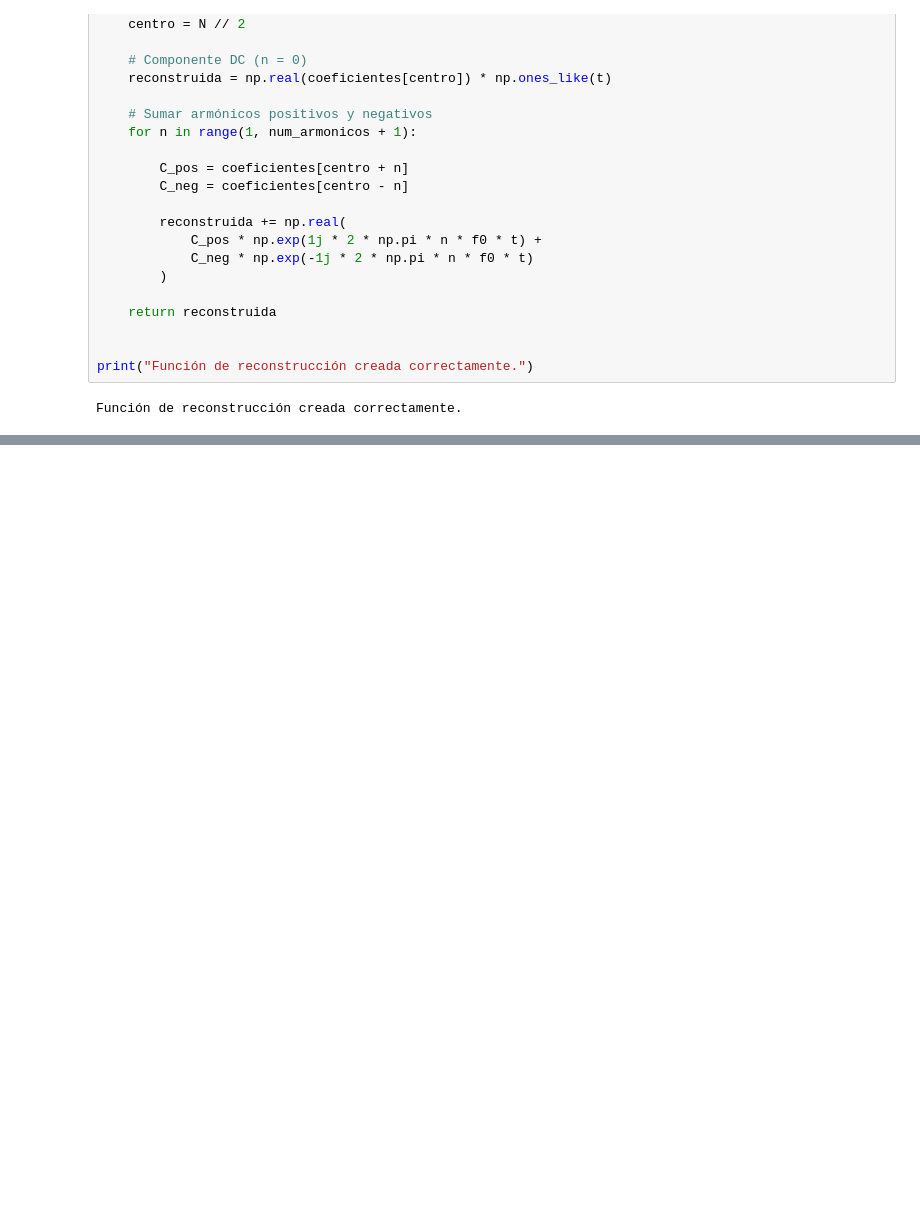
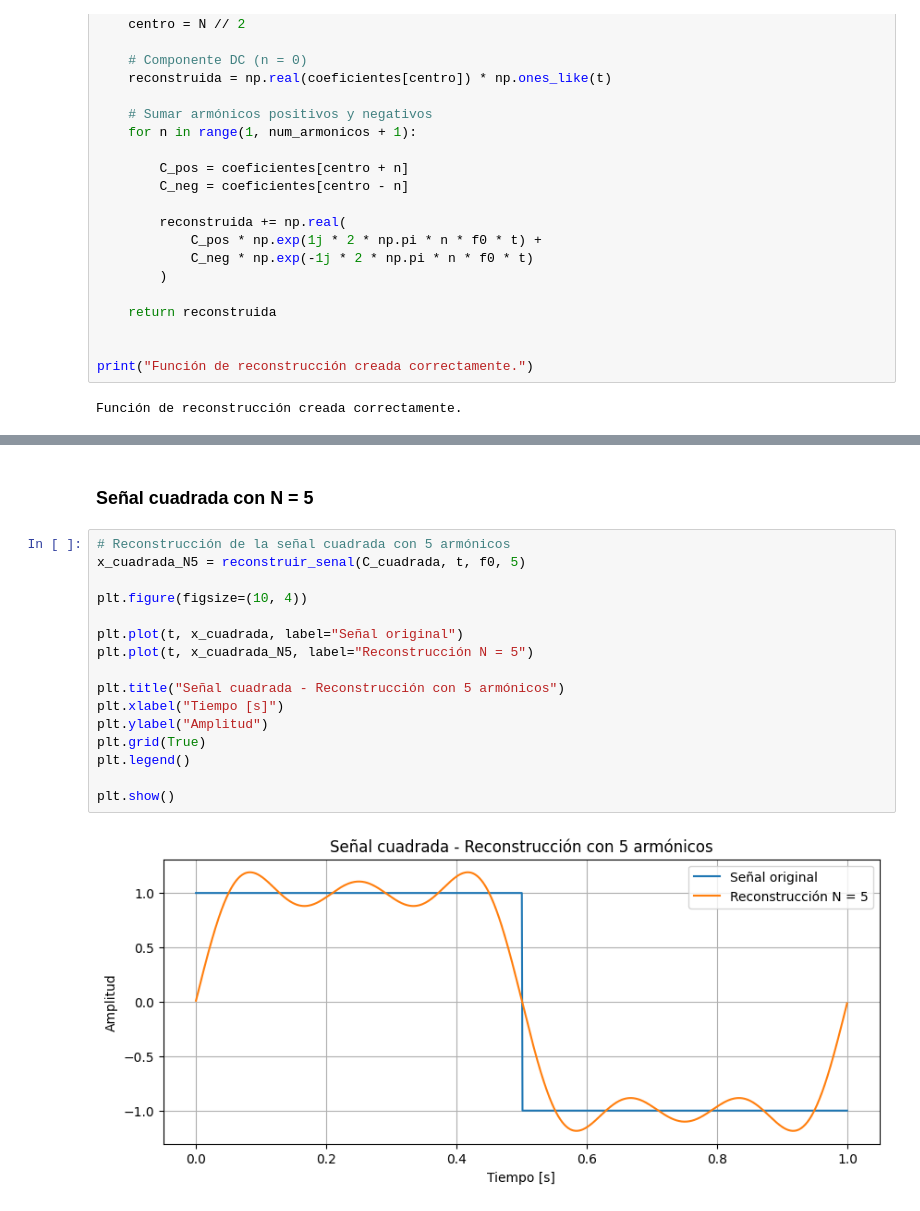
Before and after one commit to soficede/biosenales_2026, a Jupyter notebook: practica_03/practica3.ipynb, the cells around one changed output, grey strips where cells are left out. Drawn from its saved outputs; the diff is of its cells as text; blank space fills up the shorter version.

```diff
--- a/practica_03/practica3.ipynb
+++ b/practica_03/practica3.ipynb
@@ -219,0 +260,20 @@ Función de reconstrucción creada correctamente.
+# %% [markdown]
+### Señal cuadrada con N = 5
+# %%
+# Reconstrucción de la señal cuadrada con 5 armónicos
+x_cuadrada_N5 = reconstruir_senal(C_cuadrada, t, f0, 5)
+
+plt.figure(figsize=(10, 4))
+
+plt.plot(t, x_cuadrada, label="Señal original")
+plt.plot(t, x_cuadrada_N5, label="Reconstrucción N = 5")
+
+plt.title("Señal cuadrada - Reconstrucción con 5 armónicos")
+plt.xlabel("Tiempo [s]")
+plt.ylabel("Amplitud")
+plt.grid(True)
+plt.legend()
+
+plt.show()
+# %% [output]
+[figure, added]
```
Also changed, not shown: parts of 29 cells of this notebook.
